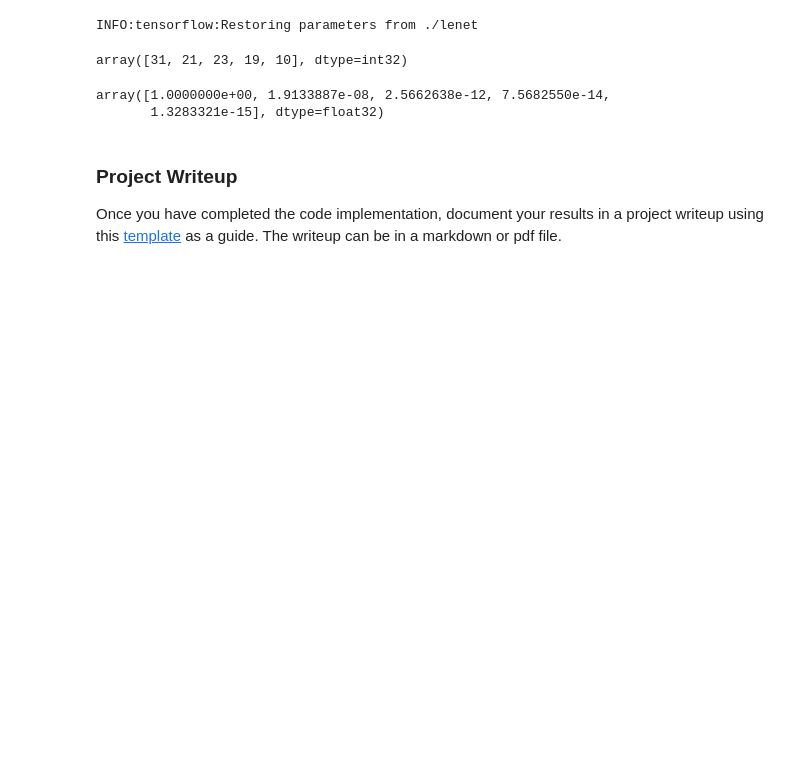
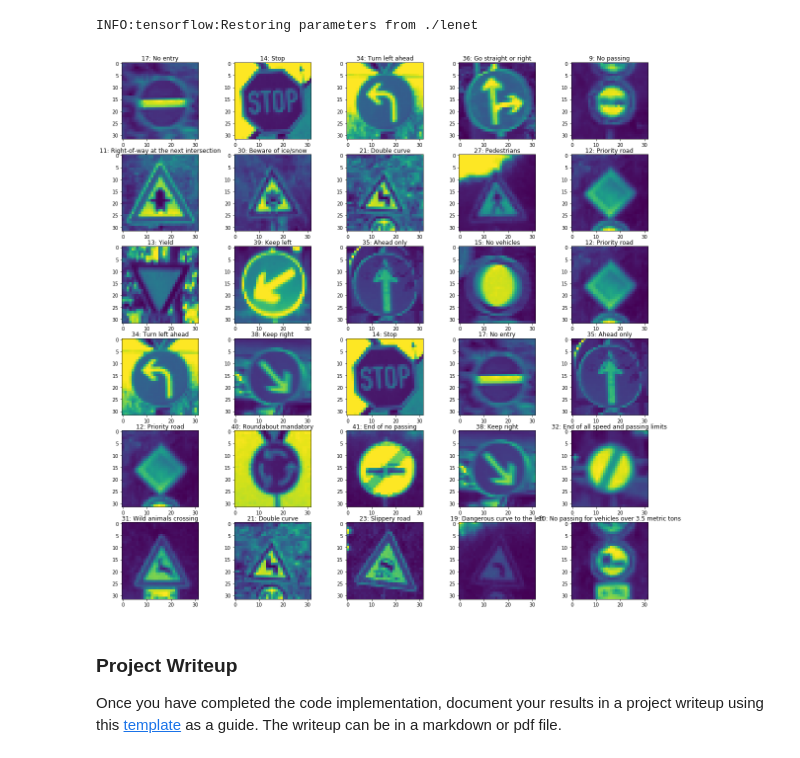
Before and after one commit to SamuelNavarro/SelfDriving, a Jupyter notebook: TrafficSign/LeNet/Traffic_Sign_Classifier-Copy1.ipynb, the cells around one changed output. Drawn from its saved outputs; the diff is of its cells as text; code cells hidden in the pictures; blank space fills up the shorter version.

```diff
--- a/TrafficSign/LeNet/Traffic_Sign_Classifier-Copy1.ipynb
+++ b/TrafficSign/LeNet/Traffic_Sign_Classifier-Copy1.ipynb
@@ -233,7 +262,7 @@ keep_prob = tf.placeholder(tf.float32)
 one_hot_y = tf.one_hot(y, 43)
 # %%
 rate = 0.0005
-epochs = 45
+epochs = 30
 batch_size = 128
 # %%
 logits = LeNet(x)
@@ -470,22 +501,26 @@ Looking just at the first row we get `[ 0.34763842,  0.24879643,  0.12789202]`,
 ### Feel free to use as many code cells as needed.
 # %%
 softmax = tf.nn.softmax(logits)
-top_3 = tf.nn.top_k(softmax, k=5)
+top_5 = tf.nn.top_k(softmax, k=5)
 
 with tf.Session() as sess:
     saver.restore(sess, tf.train.latest_checkpoint('.'))
-    top_k = sess.run(top_3, feed_dict={x: new_images, keep_prob: 1.0})
+    top_k = sess.run(top_5, feed_dict={x: new_images, keep_prob: 1.0})
 # %% [output]
 INFO:tensorflow:Restoring parameters from ./lenet
-# %%
-top_k.indices[0]
-# %% [output]
-array([31, 21, 23, 19, 10], dtype=int32)
-# %%
-top_k.values[0]
-# %% [output]
-array([1.0000000e+00, 1.9133887e-08, 2.5662638e-12, 7.5682550e-14,
-       1.3283321e-15], dtype=float32)
+# %%
+def show_images_topk(labels, all_images, all_labels, signames_dict):
+    fig = plt.figure(figsize=(20, 20))
+    fig.subplots_adjust(hspace=0.2, wspace=0.1)
+    for i, label in enumerate(labels):
+        current = np.where(all_labels == label)[0][0]
+        ax = fig.add_subplot(6, 5, i+1)
+        plt.imshow(all_images[current].squeeze())
+        plt.title(str(label) + ": " + signames_dict[str(label)])
+# %%
+show_images_topk(top_k.indices.ravel(), X_test, y_test, signames_dict)
+# %% [output]
+[figure, added]
 # %% [markdown]
 ### Project Writeup
 
```
Also changed, not shown: parts of 17 cells of this notebook.
